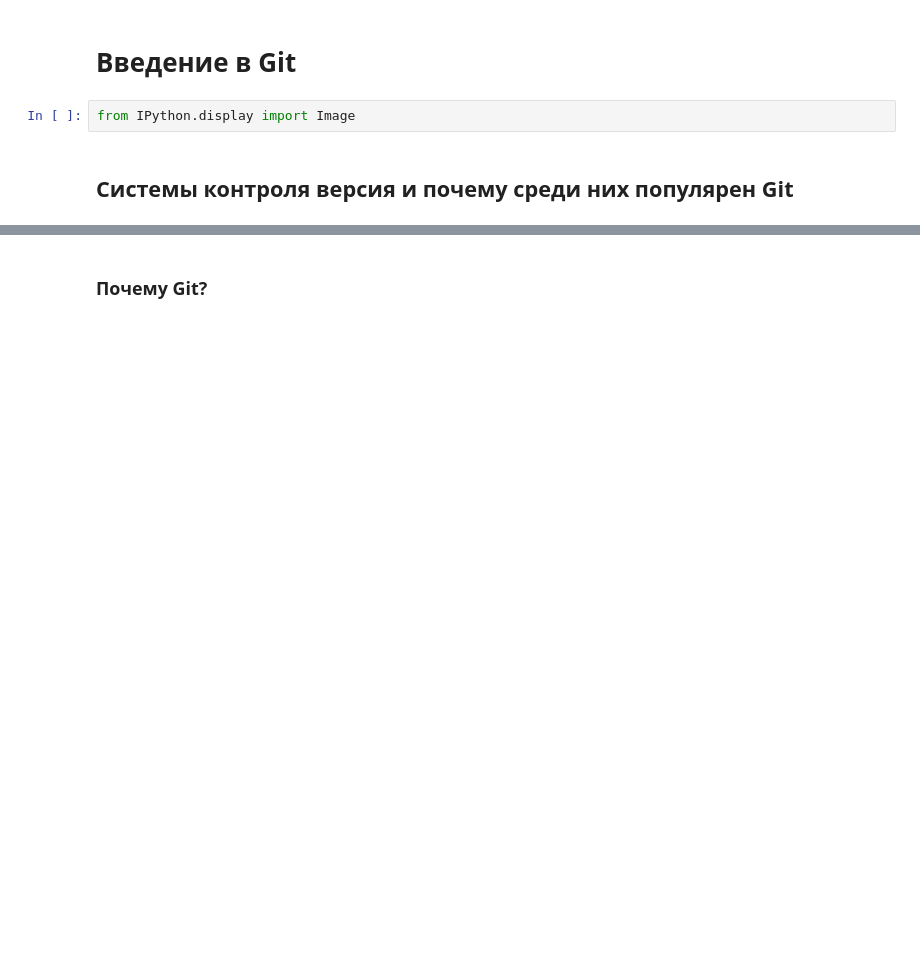
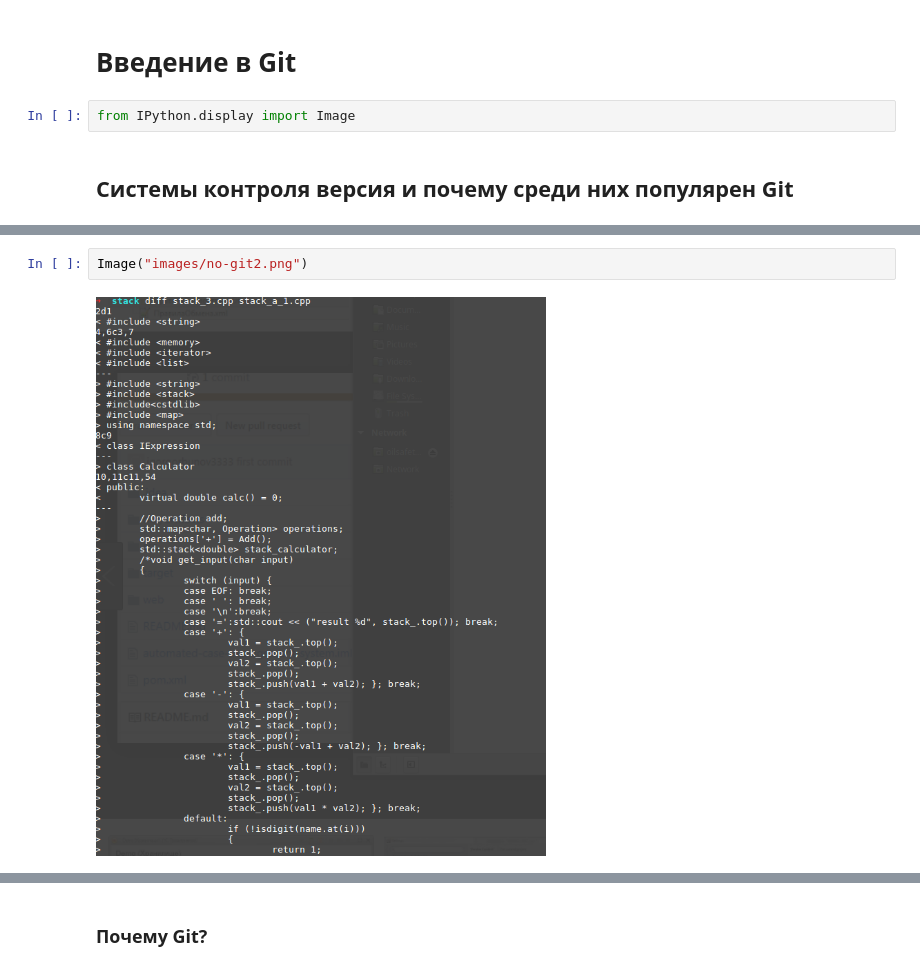
Before and after one commit to vasilyivan12345/python-workshops, a Jupyter notebook: git/lecture.ipynb, the cells around one changed output, grey strips where cells are left out. Saved outputs shown, nothing was run; the diff lists cells and outputs as text; blank space fills up the shorter version.

```diff
--- a/git/lecture.ipynb
+++ b/git/lecture.ipynb
@@ -8,0 +15,4 @@ from IPython.display import Image
+# %%
+Image("images/no-git2.png")
+# %% [output]
+[figure, added]
```
Also changed, not shown: parts of 38 cells of this notebook, 10 other files.
